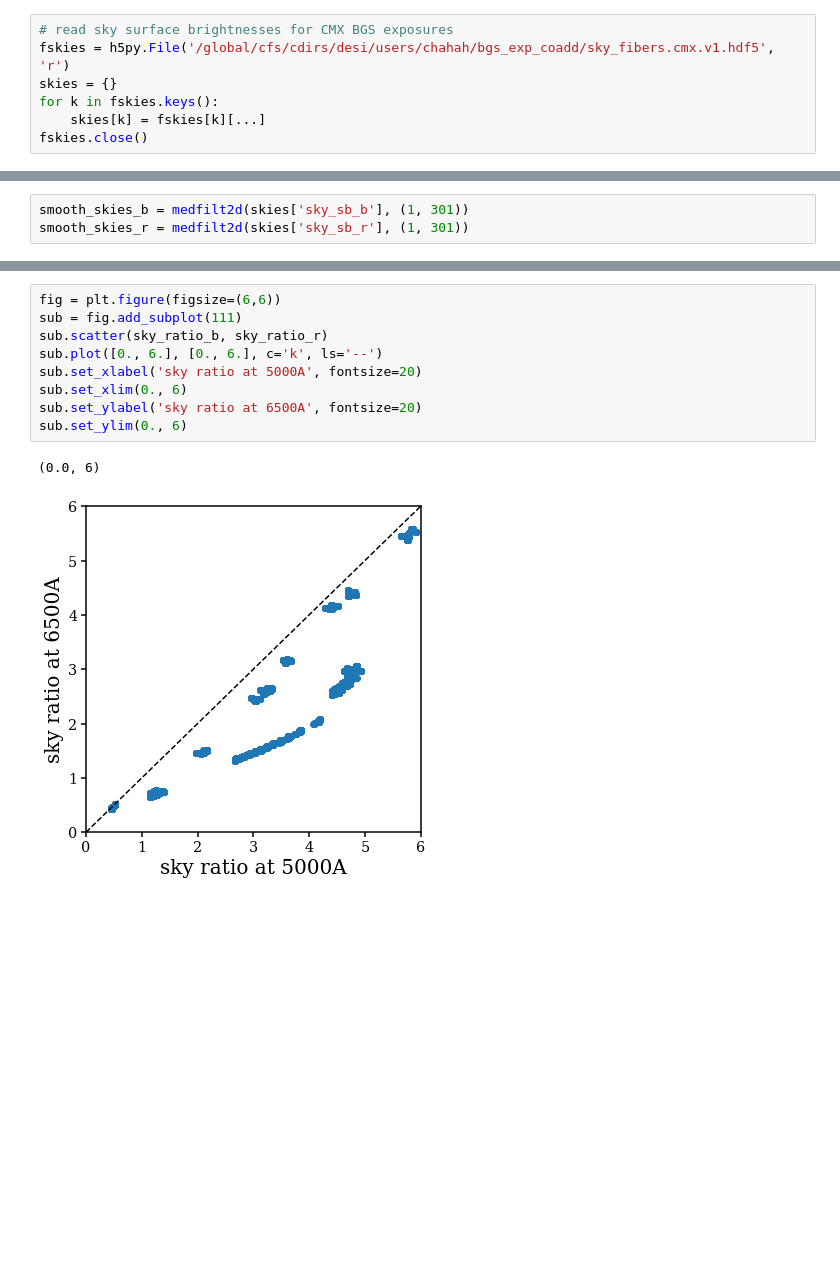
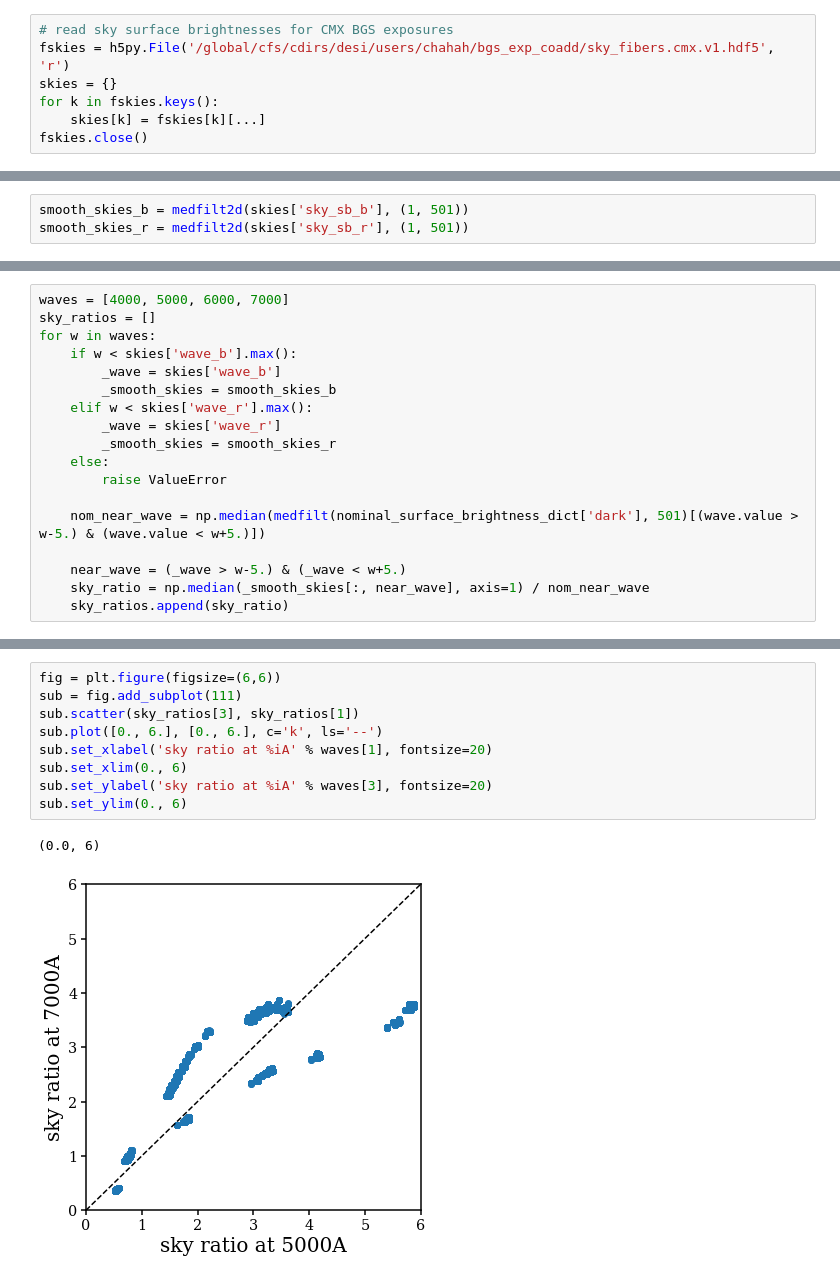
Before and after one commit to desi-bgs/feasiBGS, a Jupyter notebook: notebook/cmx/cmx_sky_ratio.ipynb, the cells around one changed output, grey strips where cells are left out. Cells and saved outputs as stored; diff of their text form; blank space fills up the shorter version.

Commit message:
sky ratios calculated at more wavelengths; median filter scale increased to smooth out features more

```diff
--- a/notebook/cmx/cmx_sky_ratio.ipynb
+++ b/notebook/cmx/cmx_sky_ratio.ipynb
@@ -91,3 +85,3 @@ skies['sky_sb_b'].shape
 # %%
-smooth_skies_b = medfilt2d(skies['sky_sb_b'], (1, 301))
-smooth_skies_r = medfilt2d(skies['sky_sb_r'], (1, 301))
+smooth_skies_b = medfilt2d(skies['sky_sb_b'], (1, 501))
+smooth_skies_r = medfilt2d(skies['sky_sb_r'], (1, 501))
@@ -96,0 +105,18 @@ sky_ratio_r = np.median(smooth_skies_r[:,near6500], axis=1) / nom_near6500
+# %%
+waves = [4000, 5000, 6000, 7000]
+sky_ratios = []
+for w in waves:
+    if w < skies['wave_b'].max():
+        _wave = skies['wave_b']
+        _smooth_skies = smooth_skies_b
+    elif w < skies['wave_r'].max():
+        _wave = skies['wave_r']
+        _smooth_skies = smooth_skies_r
+    else:
+        raise ValueError
+
+    nom_near_wave = np.median(medfilt(nominal_surface_brightness_dict['dark'], 501)[(wave.value > w-5.) & (wave.value < w+5.)])
+
+    near_wave = (_wave > w-5.) & (_wave < w+5.)
+    sky_ratio = np.median(_smooth_skies[:, near_wave], axis=1) / nom_near_wave
+    sky_ratios.append(sky_ratio)
@@ -97,12 +135,12 @@ sky_ratio_r = np.median(smooth_skies_r[:,near6500], axis=1) / nom_near6500
 # %%
 fig = plt.figure(figsize=(6,6))
 sub = fig.add_subplot(111)
-sub.scatter(sky_ratio_b, sky_ratio_r)
+sub.scatter(sky_ratios[3], sky_ratios[1])
 sub.plot([0., 6.], [0., 6.], c='k', ls='--')
-sub.set_xlabel('sky ratio at 5000A', fontsize=20)
+sub.set_xlabel('sky ratio at %iA' % waves[1], fontsize=20)
 sub.set_xlim(0., 6)
-sub.set_ylabel('sky ratio at 6500A', fontsize=20)
+sub.set_ylabel('sky ratio at %iA' % waves[3], fontsize=20)
 sub.set_ylim(0., 6)
 # %% [output]
 (0.0, 6)
-[figure, old version]
+[figure, new version]
```
Also changed, not shown: parts of 11 cells of this notebook.
